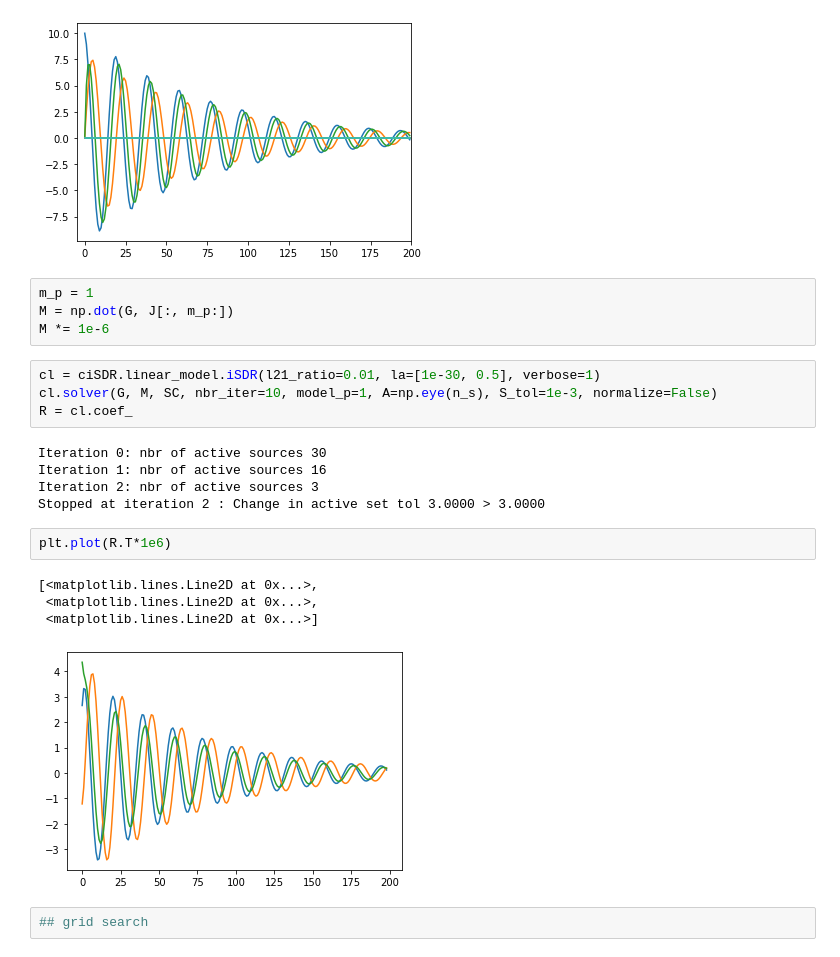
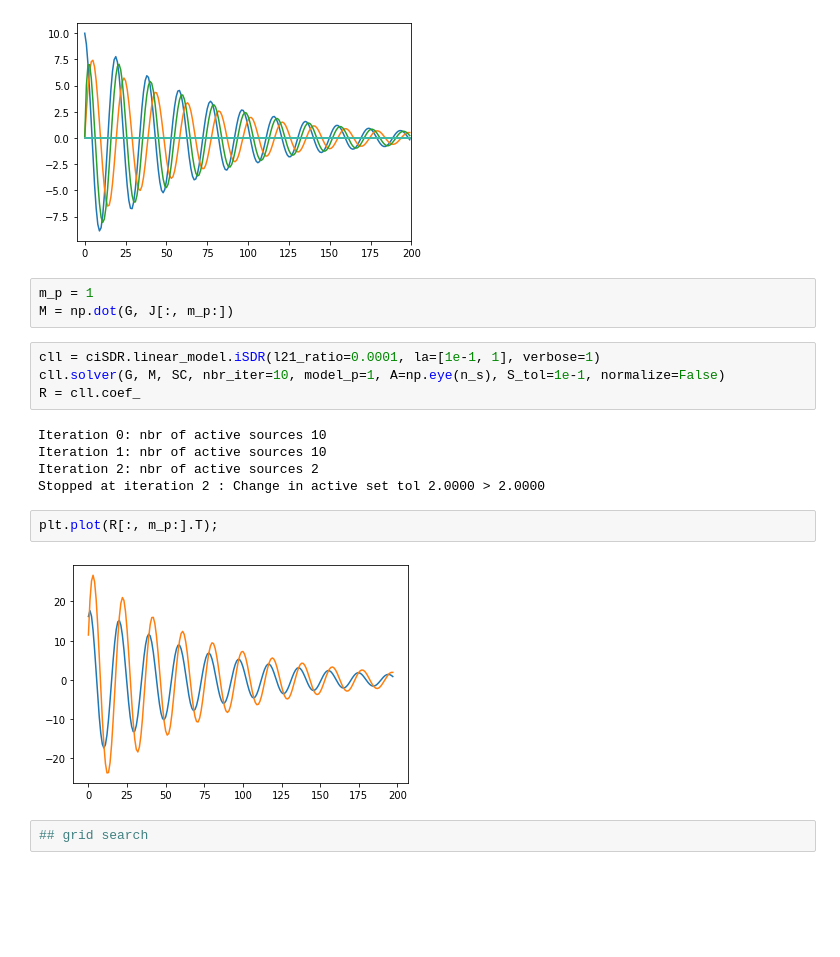
Before and after one commit to BBELAOUCHA/iSDR_cython, a Jupyter notebook: examples/jrn_conf.ipynb, the cells around one changed output. Drawn from its saved outputs; the diff is of its cells as text; blank space fills up the shorter version.

```diff
--- a/examples/jrn_conf.ipynb
+++ b/examples/jrn_conf.ipynb
@@ -31,22 +30,18 @@ plt.xlim(-5, n_t)
 # %%
 m_p = 1
 M = np.dot(G, J[:, m_p:])
-M *= 1e-6
 # %%
-cl = ciSDR.linear_model.iSDR(l21_ratio=0.01, la=[1e-30, 0.5], verbose=1)
-cl.solver(G, M, SC, nbr_iter=10, model_p=1, A=np.eye(n_s), S_tol=1e-3, normalize=False)
-R = cl.coef_
+cll = ciSDR.linear_model.iSDR(l21_ratio=0.0001, la=[1e-1, 1], verbose=1)
+cll.solver(G, M, SC, nbr_iter=10, model_p=1, A=np.eye(n_s), S_tol=1e-1, normalize=False)
+R = cll.coef_
 # %% [output]
-Iteration 0: nbr of active sources 30
-Iteration 1: nbr of active sources 16
-Iteration 2: nbr of active sources 3
-Stopped at iteration 2 : Change in active set tol 3.0000 > 3.0000
+Iteration 0: nbr of active sources 10
+Iteration 1: nbr of active sources 10
+Iteration 2: nbr of active sources 2
+Stopped at iteration 2 : Change in active set tol 2.0000 > 2.0000
 # %%
-plt.plot(R.T*1e6)
+plt.plot(R[:, m_p:].T);
 # %% [output]
-[<matplotlib.lines.Line2D at 0x...>,
- <matplotlib.lines.Line2D at 0x...>,
- <matplotlib.lines.Line2D at 0x...>]
-[figure, old version]
+[figure, new version]
 # %%
 ## grid search
```
Also changed, not shown: parts of 20 cells of this notebook, 1 other file.
